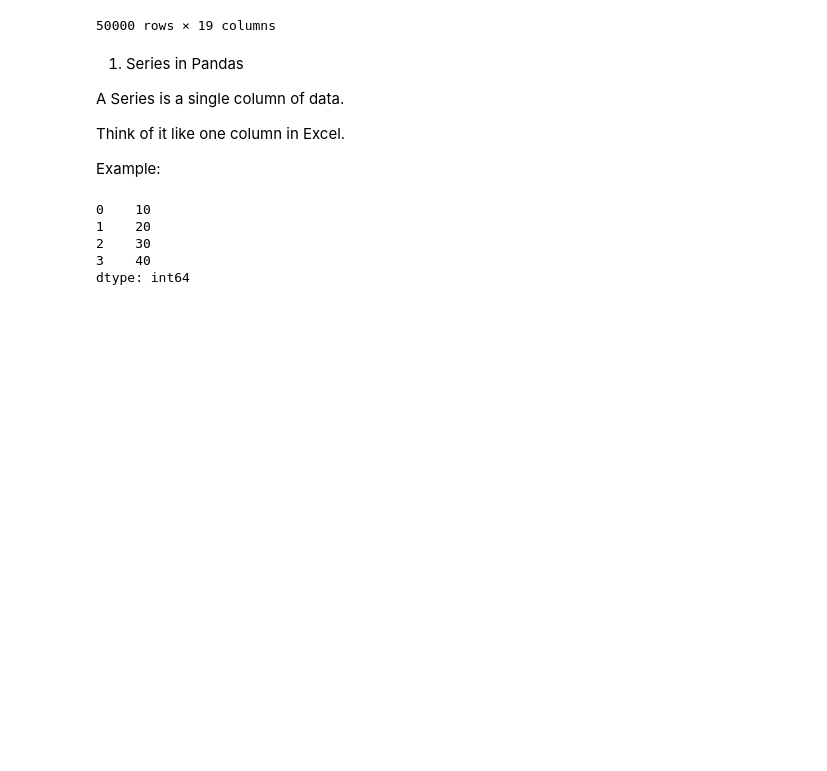
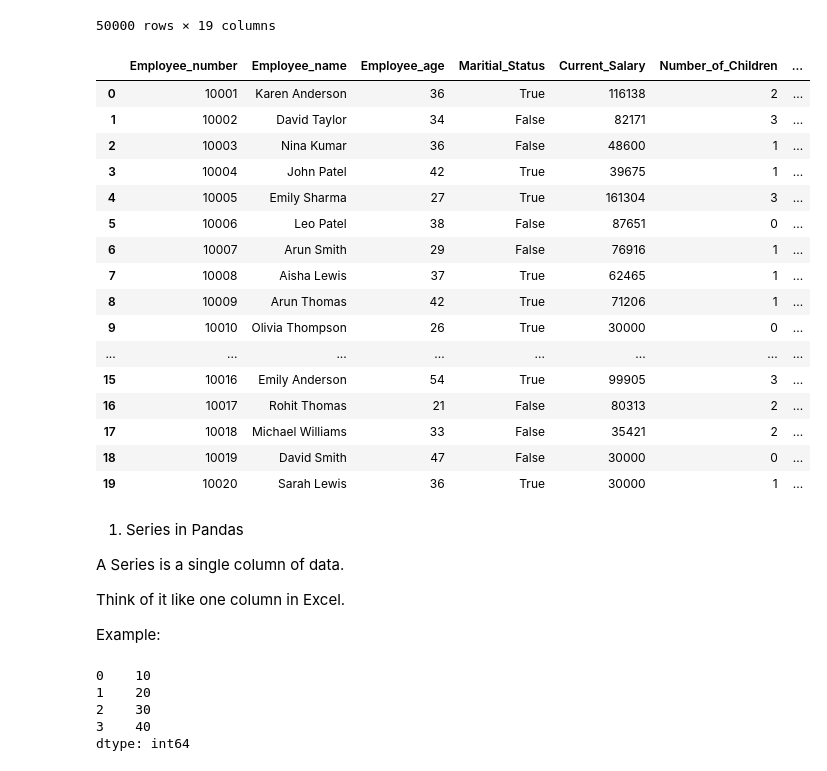
Before and after one commit to narendra-analyst/Pandas, a Jupyter notebook: Introduction to Pandas.ipynb, the cells around one changed output. Cells and saved outputs as stored; diff of their text form; code cells hidden in the pictures; blank space fills up the shorter version.

```diff
--- a/Introduction to Pandas.ipynb
+++ b/Introduction to Pandas.ipynb
@@ -39,7 +39,7 @@ Pandas can read them easily.
 # %%
 import pandas as pd
 
-data = pd.read_csv(r"D:\Narendra Work Files\Data Analyst\Employee_Complete_Dataset.csv")
+data = pd.read_csv(r"D:\Narendra\Employee_Complete_Dataset.csv")
 data
 # %% [output]
 |  | Employee_number | Employee_name | Employee_age | Maritial_Status | Current_Salary | Number_of_Children | ... |
@@ -55,6 +55,26 @@ data
 | 49998 | 59999 | Luke Brown | 40 | True | 50384 | 1 | ... |
 | 49999 | 60000 | Arun Thomas | 42 | False | 115609 | 2 | ... |
 50000 rows × 19 columns
+# %%
+data.head(20)
+# %% [output]
+|  | Employee_number | Employee_name | Employee_age | Maritial_Status | Current_Salary | Number_of_Children | ... |
+| 0 | 10001 | Karen Anderson | 36 | True | 116138 | 2 | ... |
+| 1 | 10002 | David Taylor | 34 | False | 82171 | 3 | ... |
+| 2 | 10003 | Nina Kumar | 36 | False | 48600 | 1 | ... |
+| 3 | 10004 | John Patel | 42 | True | 39675 | 1 | ... |
+| 4 | 10005 | Emily Sharma | 27 | True | 161304 | 3 | ... |
+| 5 | 10006 | Leo Patel | 38 | False | 87651 | 0 | ... |
+| 6 | 10007 | Arun Smith | 29 | False | 76916 | 1 | ... |
+| 7 | 10008 | Aisha Lewis | 37 | True | 62465 | 1 | ... |
+| 8 | 10009 | Arun Thomas | 42 | True | 71206 | 1 | ... |
+| 9 | 10010 | Olivia Thompson | 26 | True | 30000 | 0 | ... |
+| ... | ... | ... | ... | ... | ... | ... | ... |
+| 15 | 10016 | Emily Anderson | 54 | True | 99905 | 3 | ... |
+| 16 | 10017 | Rohit Thomas | 21 | False | 80313 | 2 | ... |
+| 17 | 10018 | Michael Williams | 33 | False | 35421 | 2 | ... |
+| 18 | 10019 | David Smith | 47 | False | 30000 | 0 | ... |
+| 19 | 10020 | Sarah Lewis | 36 | True | 30000 | 1 | ... |
 # %% [markdown]
 1. Series in Pandas
 
```
Also changed, not shown: parts of 8 cells of this notebook.
